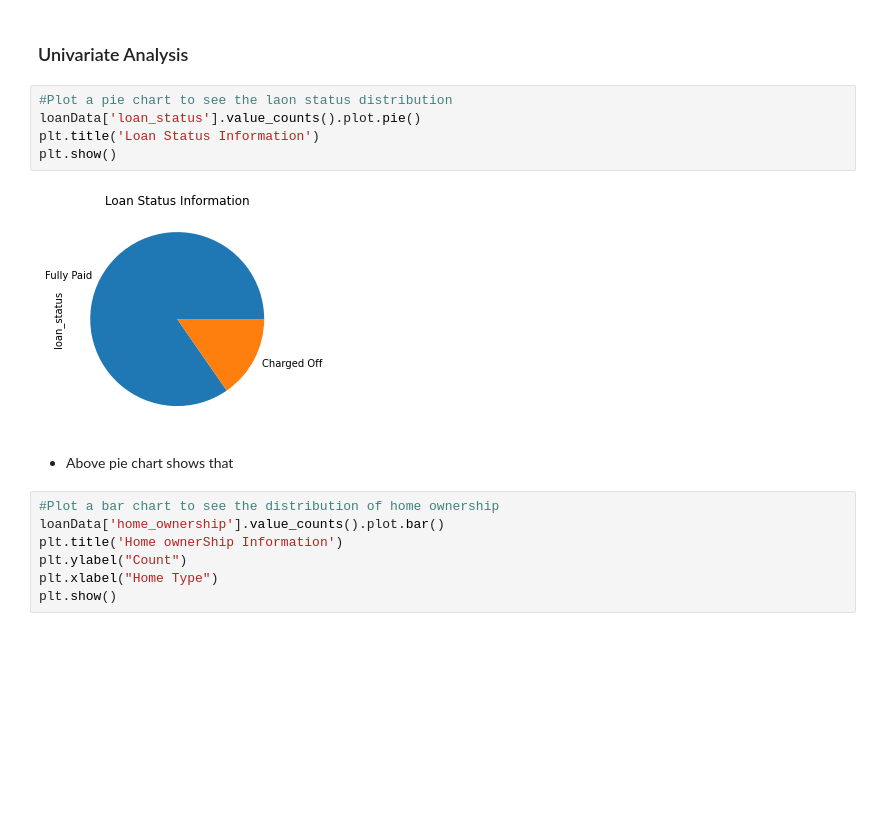
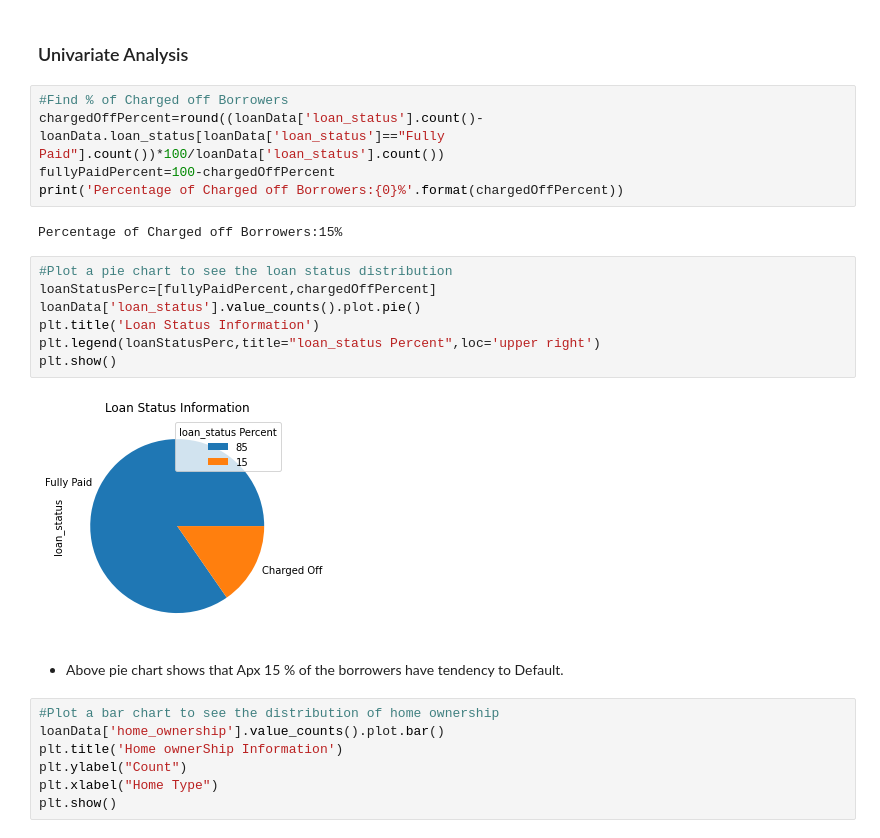
Before and after one commit to KhushiSindhu/Landing-Club-Case-Study, a Jupyter notebook: Santosh.ipynb, the cells around one changed output. Saved outputs shown, nothing was run; the diff lists cells and outputs as text; blank space fills up the shorter version.

```diff
--- a/Santosh.ipynb
+++ b/Santosh.ipynb
@@ -820,15 +820,24 @@ Name: total_acc, dtype: float64
 [figure]
 # %% [markdown]
 ### Univariate Analysis
+# %%
+#Find % of Charged off Borrowers
+chargedOffPercent=round((loanData['loan_status'].count()-loanData.loan_status[loanData['loan_status']=="Fully Paid"].count())*100/loanData['loan_status'].count())
+fullyPaidPercent=100-chargedOffPercent
+print('Percentage of Charged off Borrowers:{0}%'.format(chargedOffPercent))
+# %% [output]
+Percentage of Charged off Borrowers:15%
 # %%
-#Plot a pie chart to see the laon status distribution
+#Plot a pie chart to see the loan status distribution
+loanStatusPerc=[fullyPaidPercent,chargedOffPercent]
 loanData['loan_status'].value_counts().plot.pie()
 plt.title('Loan Status Information')
+plt.legend(loanStatusPerc,title="loan_status Percent",loc='upper right')
 plt.show()
 # %% [output]
-[figure, old version]
+[figure, new version]
 # %% [markdown]
-- Above pie chart shows that
+- Above pie chart shows that Apx 15 % of the borrowers have tendency to Default.
 # %%
 #Plot a bar chart to see the distribution of home ownership
 loanData['home_ownership'].value_counts().plot.bar()
```
Also changed, not shown: parts of 6 cells of this notebook.
